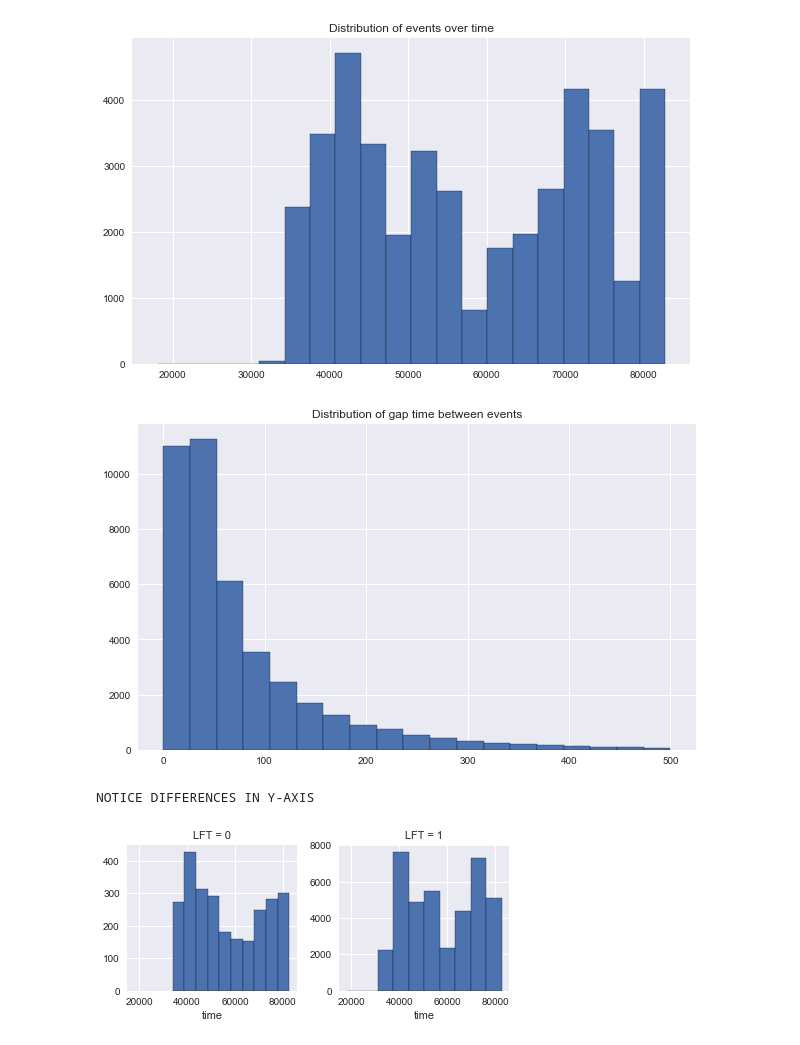
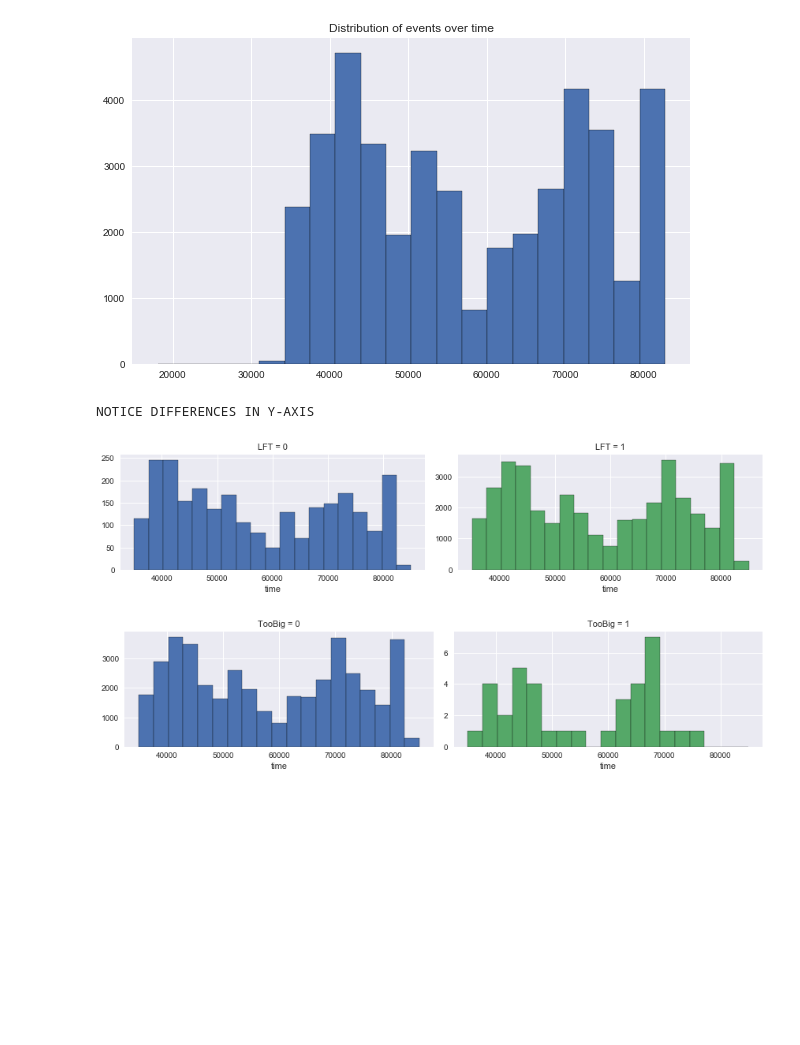
Before and after one commit to michaelsilverstein/CS542---SICK-1, a Jupyter notebook: Data explorer.ipynb, the cells around one changed output. Drawn from its saved outputs; the diff is of its cells as text; code cells hidden in the pictures; blank space fills up the shorter version.

Commit message:
Larger plots

```diff
--- a/Data explorer.ipynb
+++ b/Data explorer.ipynb
@@ -37,21 +37,24 @@ dtype: int64
 # %%
 #Distribution of events over time
 plt.hist(df.time,bins=20)
 plt.title('Distribution of events over time')
 plt.show()
+
+#Distribution of each class over time
+print('NOTICE DIFFERENCES IN Y-AXIS')
+bins = np.linspace(35000,85000,20)
+for c in classes:
+    g = sns.FacetGrid(df,col=c,hue=c,sharey=False,aspect=2)
+    g.map(plt.hist,'time',bins=bins)
+    plt.show()
+
 #Distribution of spacing between events
 bins = np.linspace(0,500,20)
 plt.hist(df.gap,bins=bins)
 plt.title('Distribution of gap time between events')
 plt.show()
-#Distribution of each class over time
-print('NOTICE DIFFERENCES IN Y-AXIS')
-for c in classes:
-    g = sns.FacetGrid(df,col=c,sharey=False)
-    g.map(plt.hist,'time')
-    plt.show()
 # %% [output]
 [figure]
+NOTICE DIFFERENCES IN Y-AXIS
-[figure, old version]
+[figure, new version]
-NOTICE DIFFERENCES IN Y-AXIS
-[figure, old version]
+[figure, new version]
```
Also changed, not shown: parts of 1 cell of this notebook.
